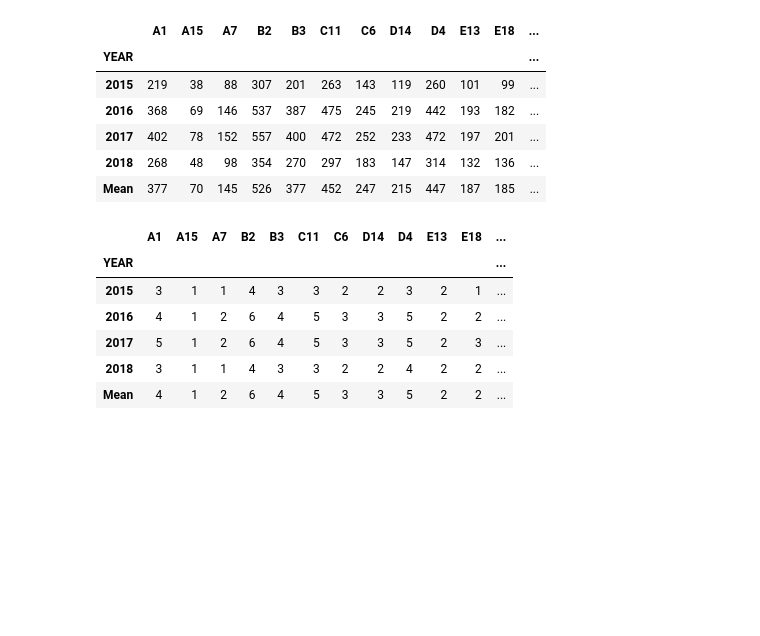
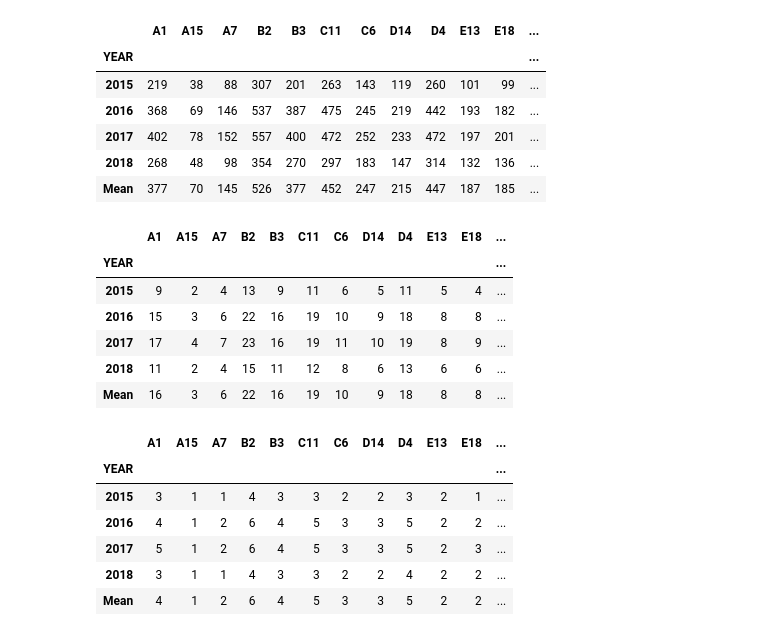
Before and after one commit to AntsLemm/Crime-in-Boston-Project-2-, a Jupyter notebook: Capstone2_Antonius Lemmy Wahyudi.ipynb, the cells around one changed output. Saved outputs shown, nothing was run; the diff lists cells and outputs as text; code cells hidden in the pictures; blank space fills up the shorter version.

```diff
--- a/Capstone2_Antonius Lemmy Wahyudi.ipynb
+++ b/Capstone2_Antonius Lemmy Wahyudi.ipynb
@@ -1566,6 +1563,18 @@ police
 | 2017 | 402 | 78 | 152 | 557 | 400 | 472 | 252 | 233 | 472 | 197 | 201 | ... |
 | 2018 | 268 | 48 | 98 | 354 | 270 | 297 | 183 | 147 | 314 | 132 | 136 | ... |
 | Mean | 377 | 70 | 145 | 526 | 377 | 452 | 247 | 215 | 447 | 187 | 185 | ... |
+# %%
+lieutenant = police.copy()
+lieutenant = np.ceil(lieutenant/25).astype(int)
+lieutenant
+# %% [output]
+|  | A1 | A15 | A7 | B2 | B3 | C11 | C6 | D14 | D4 | E13 | E18 | ... |
+| YEAR |  |  |  |  |  |  |  |  |  |  |  | ... |
+| 2015 | 9 | 2 | 4 | 13 | 9 | 11 | 6 | 5 | 11 | 5 | 4 | ... |
+| 2016 | 15 | 3 | 6 | 22 | 16 | 19 | 10 | 9 | 18 | 8 | 8 | ... |
+| 2017 | 17 | 4 | 7 | 23 | 16 | 19 | 11 | 10 | 19 | 8 | 9 | ... |
+| 2018 | 11 | 2 | 4 | 15 | 11 | 12 | 8 | 6 | 13 | 6 | 6 | ... |
+| Mean | 16 | 3 | 6 | 22 | 16 | 19 | 10 | 9 | 18 | 8 | 8 | ... |
 # %%
 station
 # %% [output]
```
Also changed, not shown: parts of 31 cells of this notebook.
